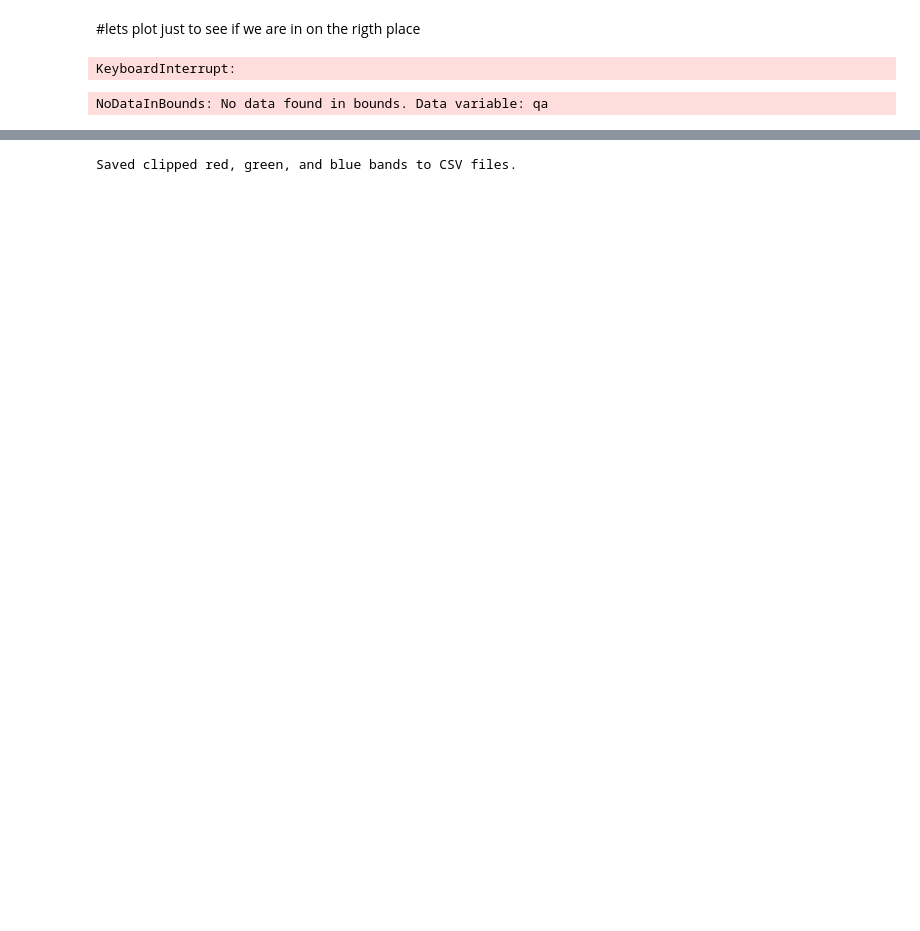
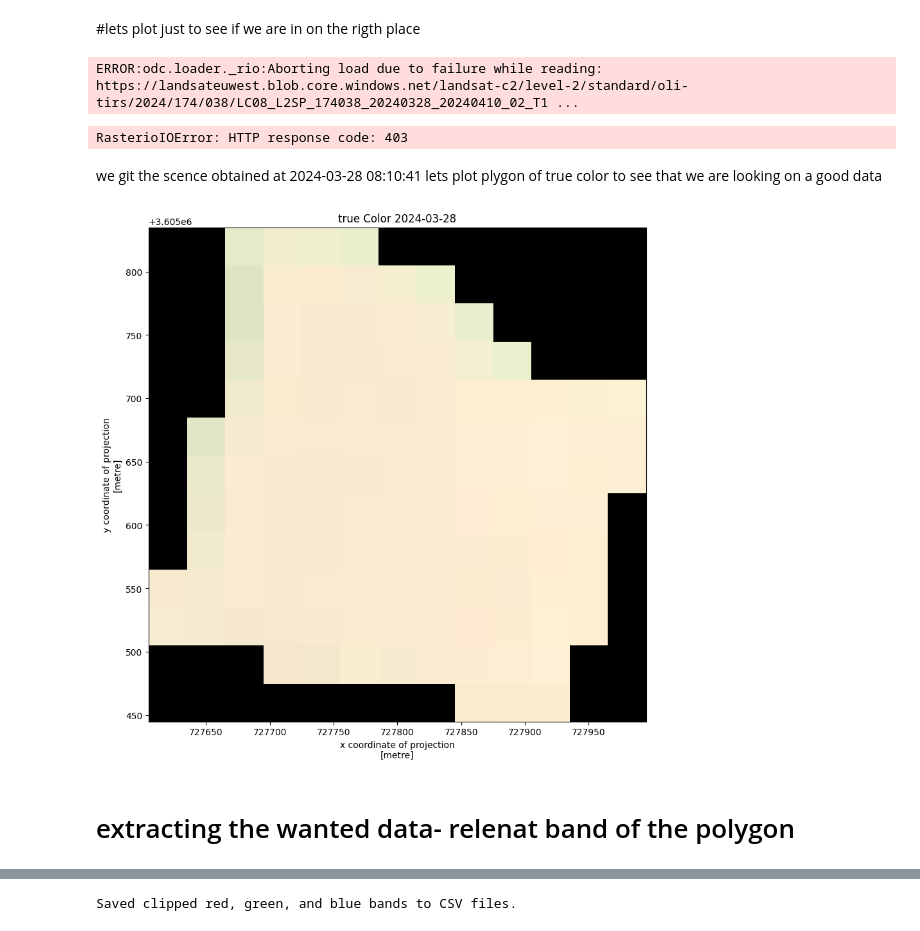
Before and after one commit to OriRoth22/tierra_spec_task, a Jupyter notebook: tierra_spec.ipynb, the cells around one changed output, grey strips where cells are left out. Drawn from its saved outputs; the diff is of its cells as text; code cells hidden in the pictures; blank space fills up the shorter version.

```diff
--- a/tierra_spec.ipynb
+++ b/tierra_spec.ipynb
@@ -377,14 +208,19 @@ ddata = odc.stac.stac_load(
 fig, ax = plt.subplots(figsize=(10, 10))
 
 ddata[["red", "green", "blue"]].to_array().plot.imshow(robust=True, ax=ax)
-ax.set_title("Natural Color all item");
+ax.set_title(f"Natural Color of scence {date}");
 
 # Save the plot as an image
 output_path = "natural_color_selected_file.png"
 plt.savefig(output_path, dpi=600, bbox_inches='tight')
 plt.show()
 # %% [output]
-KeyboardInterrupt:
+ERROR:odc.loader._rio:Aborting load due to failure while reading: https://landsateuwest.blob.core.windows.net/landsat-c2/level-2/standard/oli-tirs/2024/174/038/LC08_L2SP_174038_20240328_20240410_02_T1 ...
+RasterioIOError: HTTP response code: 403
+# %% [markdown]
+
+we git the scence obtained at  2024-03-28 08:10:41
+lets plot plygon of true color to see that we are looking on a good data
 # %%
 import matplotlib.pyplot as plt
 from shapely.geometry import shape
@@ -394,33 +230,33 @@ import planetary_computer
 
 # Convert your polygon GeoJSON to a GeoDataFrame
 polygon_gdf = gpd.GeoDataFrame(geometry=[shape(polygon_geojson)], crs="EPSG:4326")
 bbox = polygon.bounds  # Get the bounding box coordinates (min_lon, min_lat, max_lon, max_lat)
-bands_of_interest = ["red", "blue", "green", "nir08", "swir16", "swir22", "lwir11", "coastal"]
+bands_of_interest = ["red", "blue", "green"]
 
 # Load the data with the bounding box of interest, including all bands
 # patch_url signs the URLs, preventing the 403 error
 data = odc.stac.stac_load(
     [selected_item],
-    bands=None,  # Load all available bands
+    bands=bands_of_interest,  # Load all available bands
     bbox=bbox,
     patch_url=planetary_computer.sign
 ).isel(time=0)
 
 # Clip the data to the polygon
 clipped_data = data.rio.clip([polygon_gdf.geometry[0]], polygon_gdf.crs, all_touched=True)
 
 # Plotting all bands is typically not practical, so we'll focus on a subset
 # For demonstration, let's plot the "Natural Color" (RGB) image
 # Adjust the bands used based on the available bands in your data
 rgb_bands = ["red", "green", "blue"]
 
 # Extract the RGB bands and plot
 rgb_data = clipped_data[rgb_bands].to_array()
 fig, ax = plt.subplots(figsize=(10, 10))
 rgb_data.plot.imshow(robust=True, ax=ax)
 ax.set_title(f'true Color {date}');
 plt.show()
 
 # Now we have have 'clipped_data' which contains all the bands, clipped to your polygon
 # %% [output]
-NoDataInBounds: No data found in bounds. Data variable: qa
+[figure, added]
@@ -429,0 +263,2 @@ data.to_netcdf('data.nc', format='NETCDF4')
+# %% [markdown]
+# extracting the wanted data- relenat band of the polygon
```
Also changed, not shown: parts of 39 cells of this notebook.
